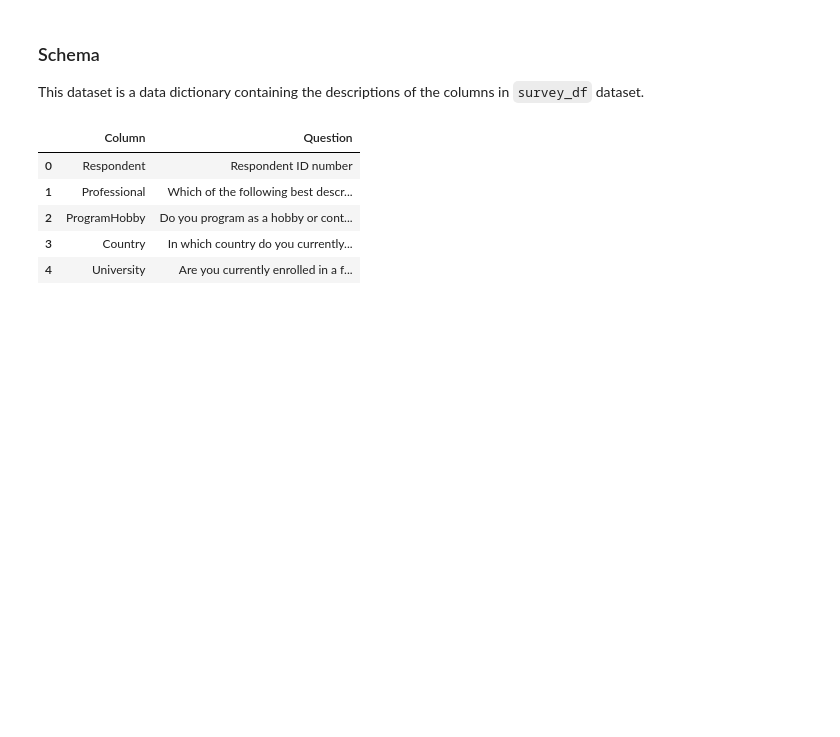
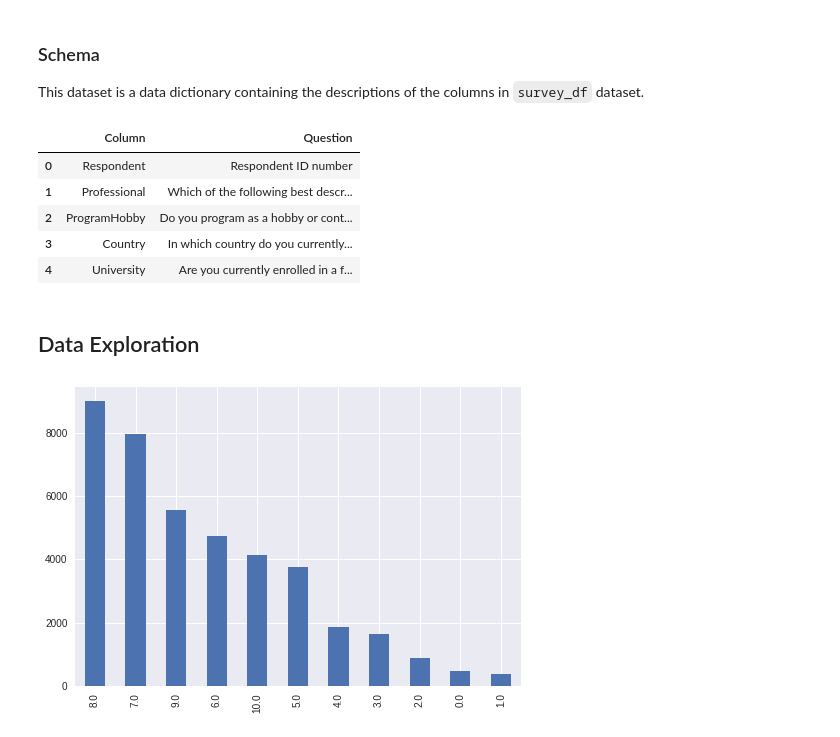
Before and after one commit to sgm1191/airbnb_data, a Jupyter notebook: data_understanding.ipynb, the cells around one changed output. Cells and saved outputs as stored; diff of their text form; code cells hidden in the pictures; blank space fills up the shorter version.

Commit message:
type:feature
data exploration: Job Satisfaction

```diff
--- a/data_understanding.ipynb
+++ b/data_understanding.ipynb
@@ -58,3 +58,9 @@ schema_df.head()
 | 2 | ProgramHobby | Do you program as a hobby or cont... |
 | 3 | Country | In which country do you currently... |
 | 4 | University | Are you currently enrolled in a f... |
+# %% [markdown]
+## Data Exploration
+# %%
+survey_df["JobSatisfaction"].value_counts().plot.bar();
+# %% [output]
+[figure, added]
```
Also changed, not shown: parts of 15 cells of this notebook, 1 other file.
